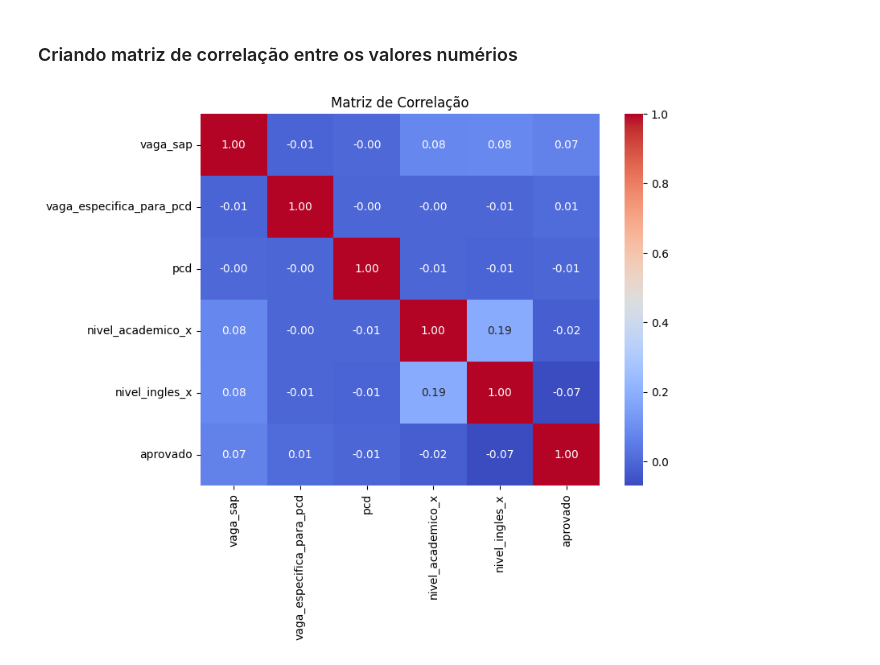
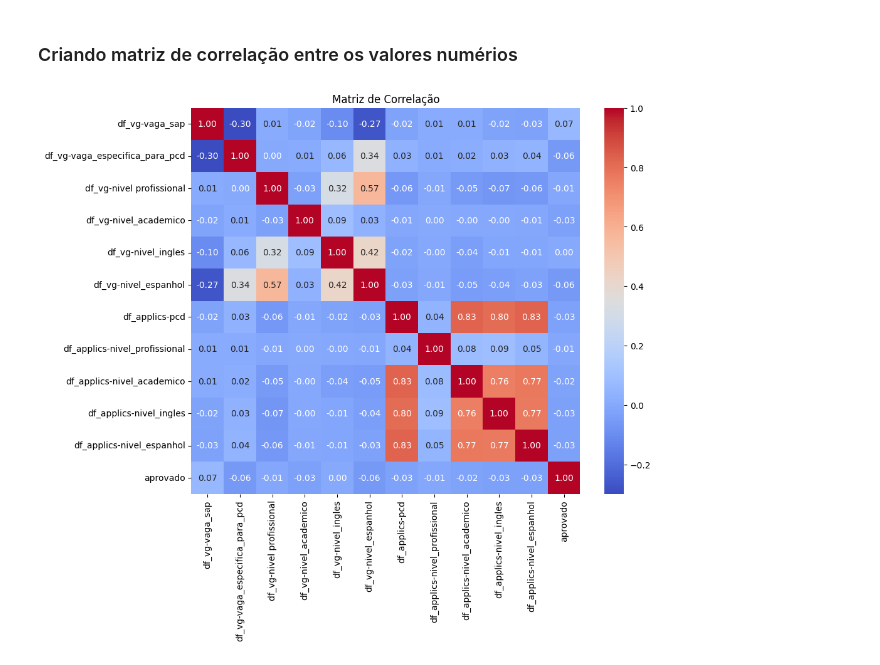
Before and after one commit to PaivaHugo/Datathon-FIAP, a Jupyter notebook: notebooks/TratamentoDosDados.ipynb, the cells around one changed output. Cells and saved outputs as stored; diff of their text form; code cells hidden in the pictures.

Commit message:
Convertendo valores para numérico + Montagem incial da rede neural

```diff
--- a/notebooks/TratamentoDosDados.ipynb
+++ b/notebooks/TratamentoDosDados.ipynb
@@ -432,10 +533,10 @@ Os status que representam uma análise em andamento ou desistência não fornece
 # %%
 relevant_status = ["Encaminhado ao Requisitante", "Contratado pela Decision", "Contratado como Hunting", "Não Aprovado pelo Cliente", "Não Aprovado pelo RH", "Não Aprovado pelo Requisitante", "Recusado"]
 # %%
-df_relevant_prospects = df_prospects_normalized[ df_prospects_normalized["situacao_candidado"].isin(relevant_status) ]
+df_relevant_prospects = df_prospects_normalized[ df_prospects_normalized["df_prosp-situacao_candidado"].isin(relevant_status) ]
 # %%
 df_relevant_prospects.shape
 # %% [output]
 (25130, 10)
 # %%
-df_relevant_prospects.loc[:,"aprovado"] = np.where(df_relevant_prospects["situacao_candidado"].isin(["Encaminhado ao Requisitante", "Contratado pela Decision", "Contratado como Hunting"]), 1, 0)
+df_relevant_prospects.loc[:,"aprovado"] = np.where(df_relevant_prospects["df_prosp-situacao_candidado"].isin(["Encaminhado ao Requisitante", "Contratado pela Decision", "Contratado como Hunting"]), 1, 0)
@@ -551,0 +710,13 @@ df_relevant_applicants_prospects_vagas_colunas_selecionadas = df_relevant_applic
+# %%
+l_encoder = LabelEncoder()
+# %%
+df_relevant_applicants_prospects_vagas_colunas_selecionadas['df_vg-vaga_especifica_para_pcd'] = l_encoder.fit_transform(df_relevant_applicants_prospects_vagas_colunas_selecionadas['df_vg-vaga_especifica_para_pcd'])
+df_relevant_applicants_prospects_vagas_colunas_selecionadas['df_applics-pcd'] = l_encoder.fit_transform(df_relevant_applicants_prospects_vagas_colunas_selecionadas['df_applics-pcd'])
+df_relevant_applicants_prospects_vagas_colunas_selecionadas['df_vg-nivel profissional'] = l_encoder.fit_transform(df_relevant_applicants_prospects_vagas_colunas_selecionadas['df_vg-nivel profissional'])
+df_relevant_applicants_prospects_vagas_colunas_selecionadas['df_applics-nivel_profissional'] = l_encoder.fit_transform(df_relevant_applicants_prospects_vagas_colunas_selecionadas['df_applics-nivel_profissional'])
+df_relevant_applicants_prospects_vagas_colunas_selecionadas['df_vg-nivel_academico'] = l_encoder.fit_transform(df_relevant_applicants_prospects_vagas_colunas_selecionadas['df_vg-nivel_academico'])
+df_relevant_applicants_prospects_vagas_colunas_selecionadas['df_applics-nivel_academico'] = l_encoder.fit_transform(df_relevant_applicants_prospects_vagas_colunas_selecionadas['df_applics-nivel_academico'])
+df_relevant_applicants_prospects_vagas_colunas_selecionadas['df_vg-nivel_ingles'] = l_encoder.fit_transform(df_relevant_applicants_prospects_vagas_colunas_selecionadas['df_vg-nivel_ingles'])
+df_relevant_applicants_prospects_vagas_colunas_selecionadas['df_applics-nivel_ingles'] = l_encoder.fit_transform(df_relevant_applicants_prospects_vagas_colunas_selecionadas['df_applics-nivel_ingles'])
+df_relevant_applicants_prospects_vagas_colunas_selecionadas['df_vg-nivel_espanhol'] = l_encoder.fit_transform(df_relevant_applicants_prospects_vagas_colunas_selecionadas['df_vg-nivel_espanhol'])
+df_relevant_applicants_prospects_vagas_colunas_selecionadas['df_applics-nivel_espanhol'] = l_encoder.fit_transform(df_relevant_applicants_prospects_vagas_colunas_selecionadas['df_applics-nivel_espanhol'])
@@ -617,10 +885,10 @@ df_relevant_applicants_prospects_vagas_colunas_selecionadas["nivel_espanhol_x"]
 # %%
 correlation_matrix = df_relevant_applicants_prospects_vagas_colunas_selecionadas.corr(numeric_only=True)
 
 # Visualiza a matriz de correlação usando um heatmap
-plt.figure(figsize=(8, 6))
+plt.figure(figsize=(10, 8))
 sns.heatmap(correlation_matrix, annot=True, cmap='coolwarm', fmt=".2f")
 plt.title('Matriz de Correlação')
 plt.show()
 # %% [output]
-[figure, old version]
+[figure, new version]
```
Also changed, not shown: parts of 40 cells of this notebook.
